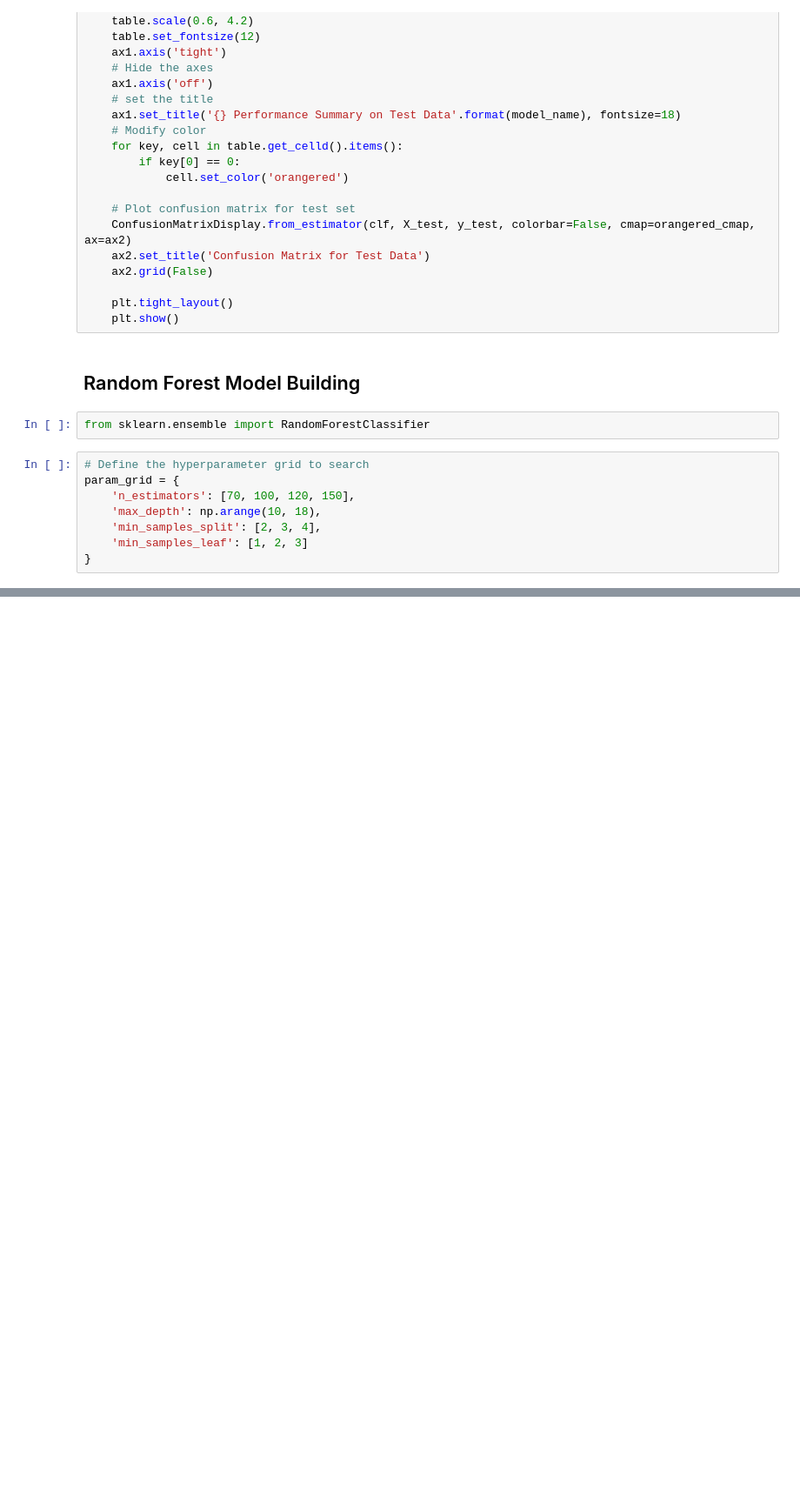
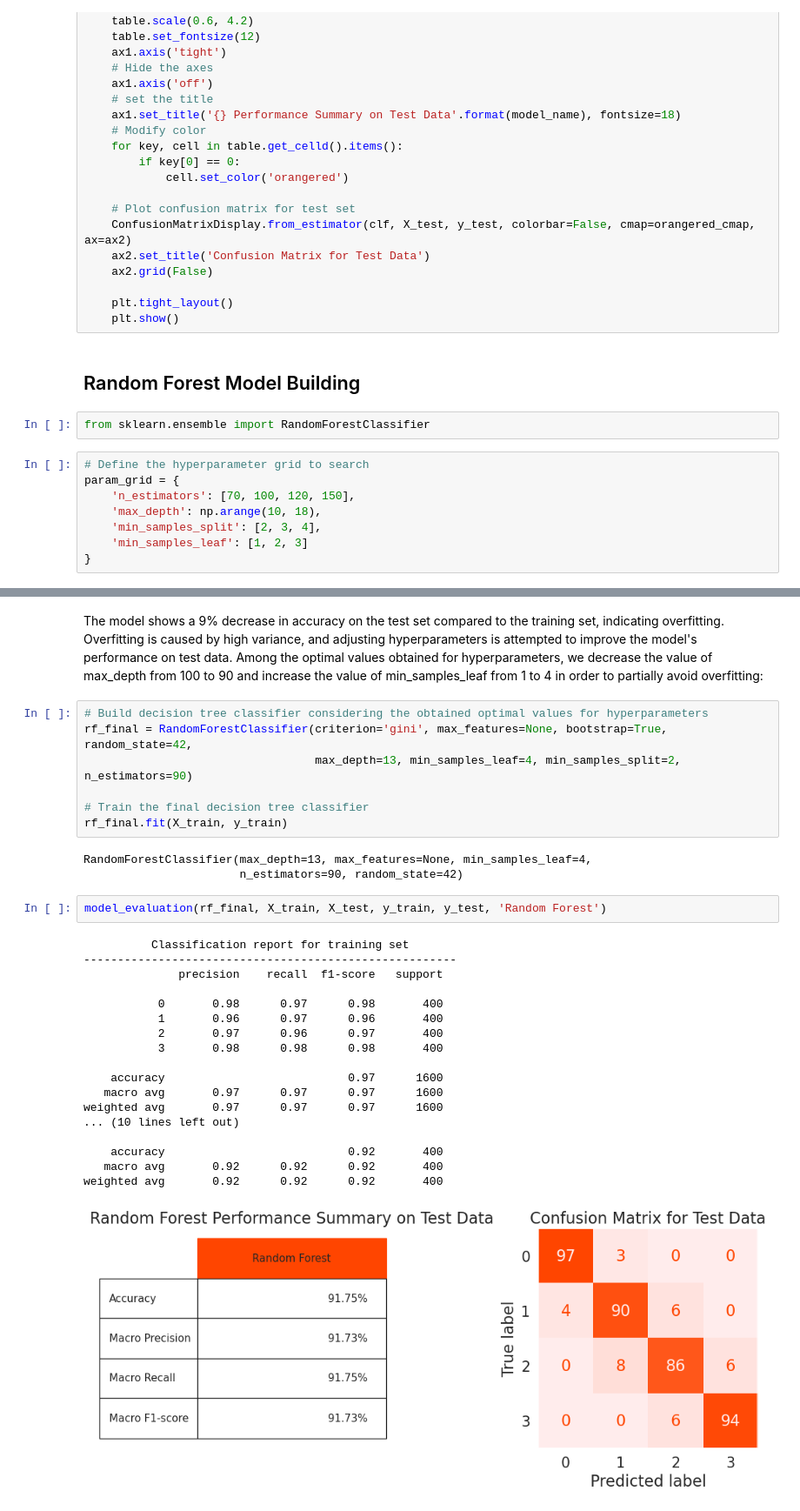
Before and after one commit to Minhajul99/Mobile-Price-Classification, a Jupyter notebook: Mobile_Price_Classification.ipynb, the cells around one changed output, grey strips where cells are left out. Shown at 87% size. Saved outputs shown, nothing was run; the diff lists cells and outputs as text; blank space fills up the shorter version.

```diff
--- a/Mobile_Price_Classification.ipynb
+++ b/Mobile_Price_Classification.ipynb
@@ -477,0 +530,33 @@ drop_column_importance_plot(rf_optimised, X_train, y_train)
+# %% [markdown]
+The model shows a 9% decrease in accuracy on the test set compared to the training set, indicating overfitting. Overfitting is caused by high variance, and adjusting hyperparameters is attempted to improve the model's performance on test data. Among the optimal values obtained for hyperparameters, we decrease the value of max_depth from 100 to 90 and increase the value of min_samples_leaf from 1 to 4 in order to partially avoid overfitting:
+# %%
+# Build decision tree classifier considering the obtained optimal values for hyperparameters
+rf_final = RandomForestClassifier(criterion='gini', max_features=None, bootstrap=True, random_state=42,
+                                  max_depth=13, min_samples_leaf=4, min_samples_split=2, n_estimators=90)
+
+# Train the final decision tree classifier
+rf_final.fit(X_train, y_train)
+# %% [output]
+RandomForestClassifier(max_depth=13, max_features=None, min_samples_leaf=4,
+                       n_estimators=90, random_state=42)
+# %%
+model_evaluation(rf_final, X_train, X_test, y_train, y_test, 'Random Forest')
+# %% [output]
+          Classification report for training set
+-------------------------------------------------------
+              precision    recall  f1-score   support
+
+           0       0.98      0.97      0.98       400
+           1       0.96      0.97      0.96       400
+           2       0.97      0.96      0.97       400
+           3       0.98      0.98      0.98       400
+
+    accuracy                           0.97      1600
+   macro avg       0.97      0.97      0.97      1600
+weighted avg       0.97      0.97      0.97      1600
+... (10 lines left out)
+
+    accuracy                           0.92       400
+   macro avg       0.92      0.92      0.92       400
+weighted avg       0.92      0.92      0.92       400
+[figure, added]
```
Also changed, not shown: parts of 14 cells of this notebook.
